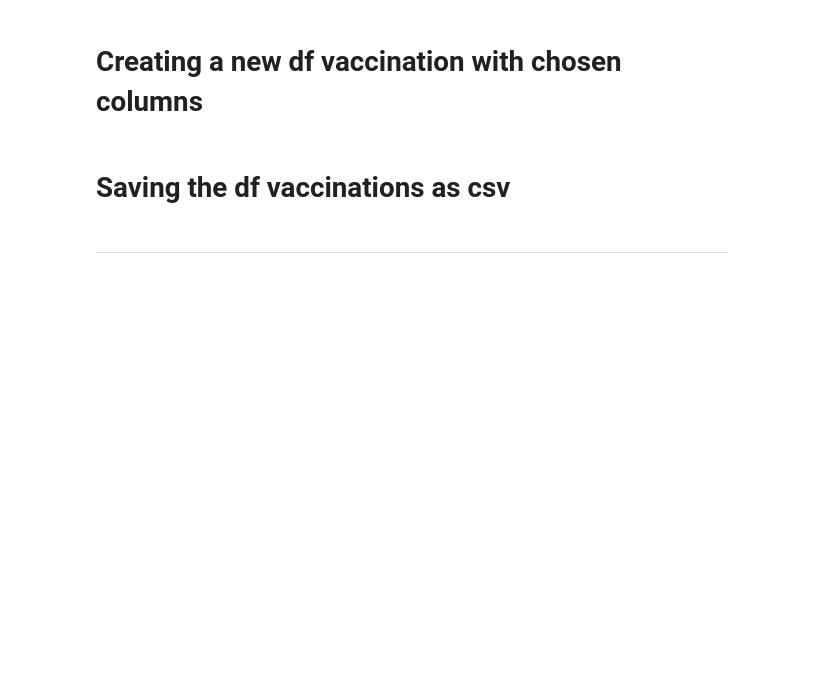
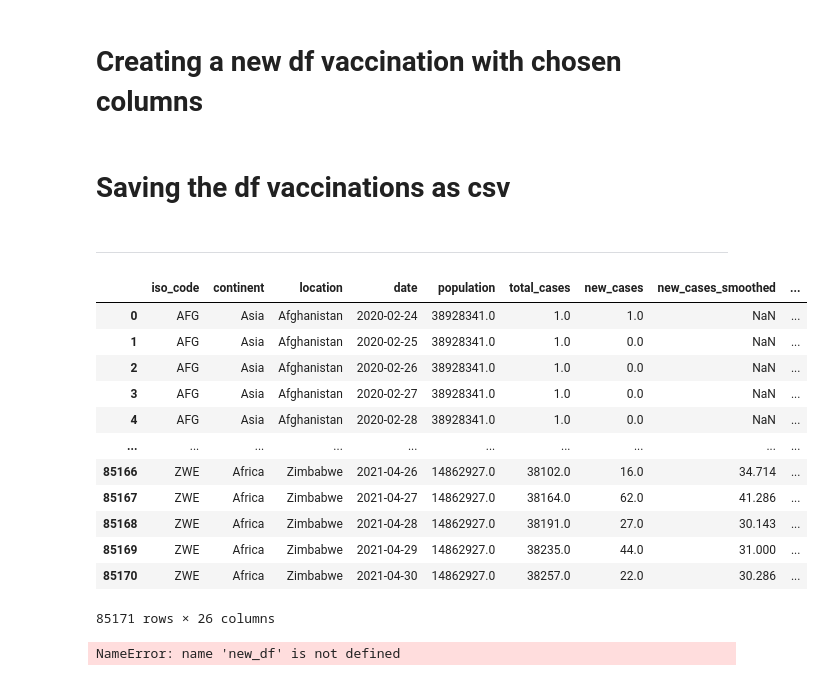
Before and after one commit to leoolessa/Portfolio-Project-SQL-Data-Exploration, a Jupyter notebook: clean.ipynb, the cells around one changed output. Drawn from its saved outputs; the diff is of its cells as text; code cells hidden in the pictures; blank space fills up the shorter version.

```diff
--- a/clean.ipynb
+++ b/clean.ipynb
@@ -66,2 +45,24 @@ df_deaths.to_csv('data/covid_vaccinations.csv', index=False)
 # %% [markdown]
 ---
+# %%
+new_df = pd.read_excel('data/CovidDeaths.xlsx')
+# %%
+new_df
+# %% [output]
+|  | iso_code | continent | location | date | population | total_cases | new_cases | new_cases_smoothed | ... |
+| 0 | AFG | Asia | Afghanistan | 2020-02-24 | 38928341.0 | 1.0 | 1.0 | NaN | ... |
+| 1 | AFG | Asia | Afghanistan | 2020-02-25 | 38928341.0 | 1.0 | 0.0 | NaN | ... |
+| 2 | AFG | Asia | Afghanistan | 2020-02-26 | 38928341.0 | 1.0 | 0.0 | NaN | ... |
+| 3 | AFG | Asia | Afghanistan | 2020-02-27 | 38928341.0 | 1.0 | 0.0 | NaN | ... |
+| 4 | AFG | Asia | Afghanistan | 2020-02-28 | 38928341.0 | 1.0 | 0.0 | NaN | ... |
+| ... | ... | ... | ... | ... | ... | ... | ... | ... | ... |
+| 85166 | ZWE | Africa | Zimbabwe | 2021-04-26 | 14862927.0 | 38102.0 | 16.0 | 34.714 | ... |
+| 85167 | ZWE | Africa | Zimbabwe | 2021-04-27 | 14862927.0 | 38164.0 | 62.0 | 41.286 | ... |
+| 85168 | ZWE | Africa | Zimbabwe | 2021-04-28 | 14862927.0 | 38191.0 | 27.0 | 30.143 | ... |
+| 85169 | ZWE | Africa | Zimbabwe | 2021-04-29 | 14862927.0 | 38235.0 | 44.0 | 31.000 | ... |
+| 85170 | ZWE | Africa | Zimbabwe | 2021-04-30 | 14862927.0 | 38257.0 | 22.0 | 30.286 | ... |
+85171 rows × 26 columns
+# %%
+new_df.to_csv('data/covid_d.csv', index=False)
+# %% [output]
+NameError: name 'new_df' is not defined
```
Also changed, not shown: parts of 8 cells of this notebook, 6 other files.
